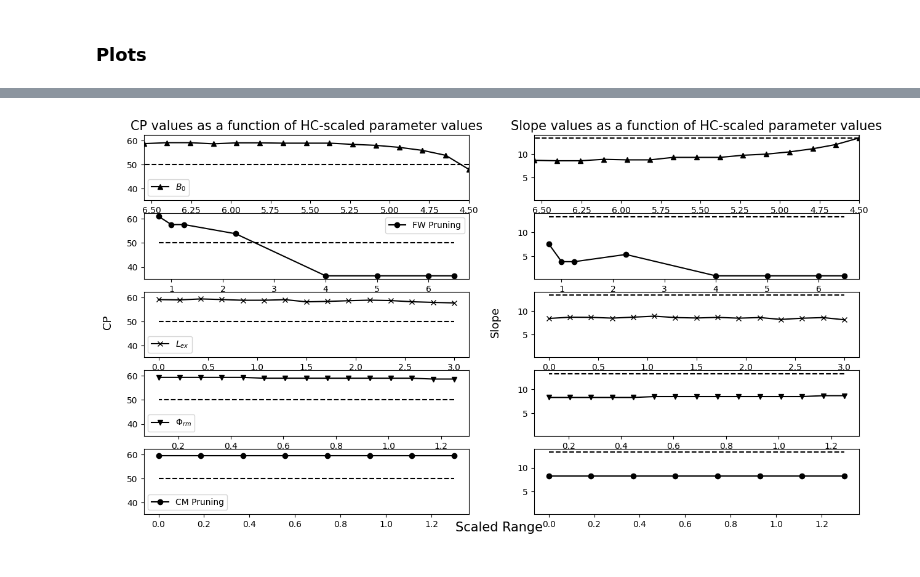
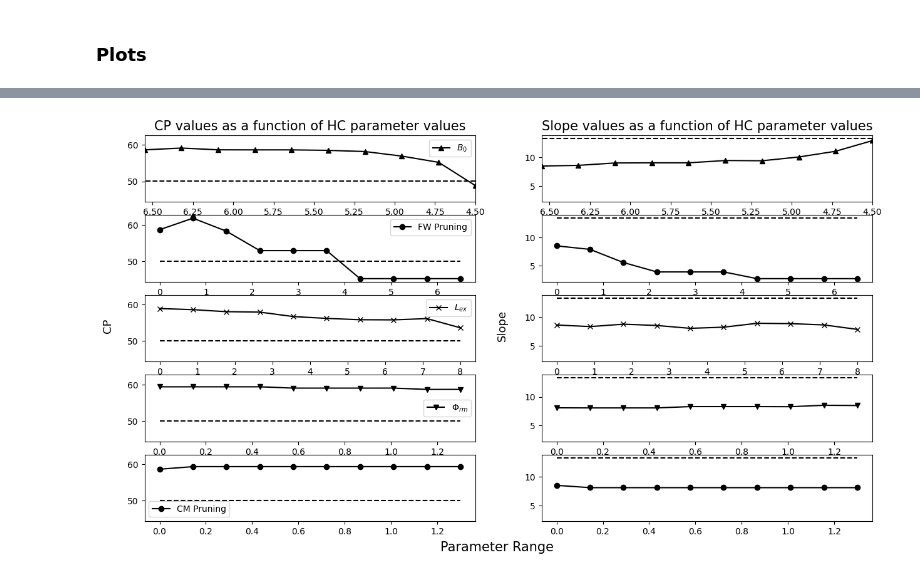
Before and after one commit to renatoparedes/SCZ_PPS_Expansion_Model, a Jupyter notebook: SCZ_Parameter_Exploration.ipynb, the cells around one changed output, grey strips where cells are left out. Drawn from its saved outputs; the diff is of its cells as text; code cells hidden in the pictures.

Commit message:
SCZ parameter exploration fix

```diff
--- a/SCZ_Parameter_Exploration.ipynb
+++ b/SCZ_Parameter_Exploration.ipynb
@@ -307 +296,7 @@ FBs = np.linspace(4.5, 6.55, 15)
+# %%
+LEXs = np.linspace(0, 8, 10)
+PRs = np.linspace(0, 6.5, 10)
+FBs = np.linspace(4.5, 6.55, 10)
+CMs = np.linspace(0, 1.3, 10)
+CM_PRs = np.linspace(0, 1.3, 10)
 # %%
@@ -323,15 +327,13 @@ fig, ax = plt.subplots(5, 2, figsize=(15, 8), sharey="col")
 ax[0, 0].plot(FBs, Bcp, label="$B_0$", color="k", marker="^")
 ax[0, 0].plot(FBs, np.repeat(scz_cp, len(FBs)), "--", color="k")
 ax[0, 0].set_xlim(6.55, 4.5)
-ax[0, 0].set_title("CP values as a function of HC-scaled parameter values", fontsize=15)
+ax[0, 0].set_title("CP values as a function of HC parameter values", fontsize=15)
 ax[0, 0].legend()
 
 ax[0, 1].plot(FBs, Bslope, label="$B_0$", color="k", marker="^")
 ax[0, 1].plot(FBs, np.repeat(scz_slope, len(FBs)), "--", color="k")
 ax[0, 1].set_xlim(6.55, 4.5)
-ax[0, 1].set_title(
-    "Slope values as a function of HC-scaled parameter values", fontsize=15
-)
+ax[0, 1].set_title("Slope values as a function of HC parameter values", fontsize=15)
 
 ax[1, 0].plot(PRs, PRcp, label="FW Pruning", color="k", marker="o")
 ax[1, 0].plot(PRs, np.repeat(scz_cp, len(PRs)), "--", color="k")
@@ -339,32 +341,32 @@ ax[1, 0].legend()
 
 ax[1, 1].plot(PRs, PRslope, color="k", marker="o")
 ax[1, 1].plot(PRs, np.repeat(scz_slope, len(PRs)), "--", color="k")
 
 ax[2, 0].plot(LEXs, Lcp, label="$L_{ex}$", color="k", marker="x")
 ax[2, 0].plot(LEXs, np.repeat(scz_cp, len(LEXs)), "--", color="k")
 ax[2, 0].legend()
 ax[2, 1].plot(LEXs, Lslope, color="k", marker="x")
 ax[2, 1].plot(LEXs, np.repeat(scz_slope, len(LEXs)), "--", color="k")
 
 
 ax[3, 0].plot(CMs, CMcp, label="$\Phi_{rm}$", color="k", marker="v")
 ax[3, 0].plot(CMs, np.repeat(scz_cp, len(CMs)), "--", color="k")
 ax[3, 0].legend()
 ax[3, 1].plot(CMs, CMslope, color="k", marker="v")
 ax[3, 1].plot(CMs, np.repeat(scz_slope, len(CMs)), "--", color="k")
 
 ax[4, 0].plot(CM_PRs, CM_PRcp, label="CM Pruning", color="k", marker="o")
 ax[4, 0].plot(CM_PRs, np.repeat(scz_cp, len(CM_PRs)), "--", color="k")
 ax[4, 0].legend()
 
 ax[4, 1].plot(CM_PRs, CM_PRslope, color="k", marker="o")
 ax[4, 1].plot(CM_PRs, np.repeat(scz_slope, len(CM_PRs)), "--", color="k")
 
 
-fig.text(0.51, 0.075, "Scaled Range", ha="center", fontsize=15)
+fig.text(0.50, 0.05, "Parameter Range", ha="center", fontsize=15)
 fig.text(0.08, 0.5, "CP", va="center", rotation="vertical", fontsize=13)
 fig.text(0.5, 0.5, "Slope", va="center", rotation="vertical", fontsize=13)
 
 plt.show()
 # %% [output]
-[figure, old version]
+[figure, new version]
```
Also changed, not shown: parts of 15 cells of this notebook.
